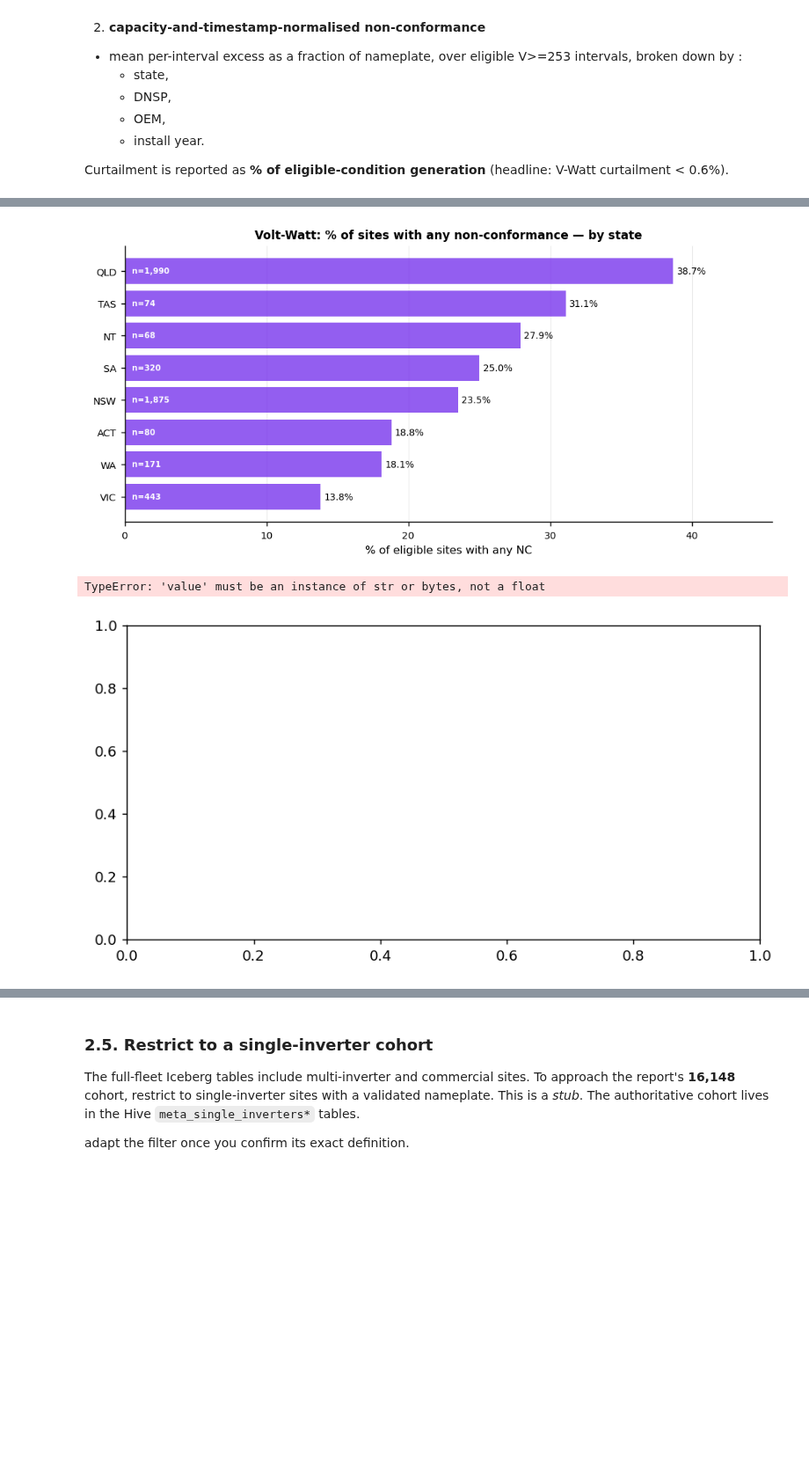
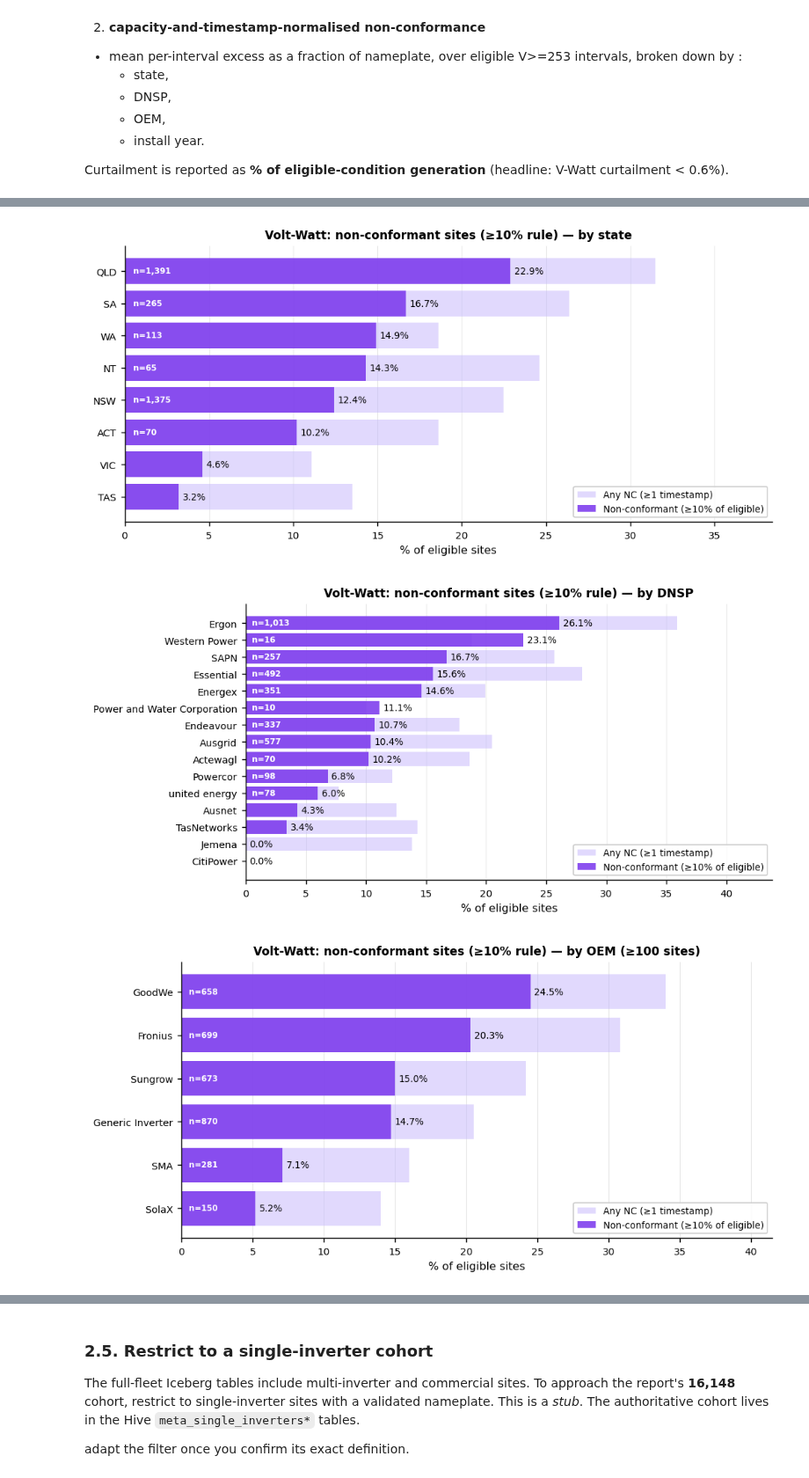
Before and after one commit to UNSW-CEEM/CICCADA, a Jupyter notebook: bms_sa_review/data_query/02_conformance_curtailment_analysis.ipynb, the cells around one changed output, grey strips where cells are left out. Shown at 88% size. Drawn from its saved outputs; the diff is of its cells as text; code cells hidden in the pictures; blank space fills up the shorter version.

```diff
--- a/bms_sa_review/data_query/02_conformance_curtailment_analysis.ipynb
+++ b/bms_sa_review/data_query/02_conformance_curtailment_analysis.ipynb
@@ -642,32 +682,57 @@ TypeError: 'value' must be an instance of str or bytes, not a float
 # %%
-# ── 2.4d  % of sites with any NC per group (Figure 12a equivalent) ───────────
+# ── 2.4d  % of non-conformant sites per group (10%-rule, Figure 12a equivalent)
 def plot_pct_any_nonconf(df, by_label, title_suffix="", figsize=(8, 4)):
-    d = df.sort_values("pct_any_nonconf", ascending=True)
-    labels = d[by_label].astype(str).tolist()
+    d = df.copy()
+    d = d.dropna(subset=[by_label])
+    d[by_label] = d[by_label].astype(str).str.replace("nan", "Unknown", regex=False)
+    d = d.sort_values("pct_nonconf_10pct", ascending=True)
+
+    labels = d[by_label].tolist()
+    vals_10pct  = d["pct_nonconf_10pct"].values.astype(float)
+    vals_any    = d["pct_any_nonconf"].values.astype(float)
 
     fig, ax = plt.subplots(figsize=figsize, dpi=130)
-    bars = ax.barh(labels, d["pct_any_nonconf"], color="#7c3aed", alpha=0.82)
+
+    # ghost bar: 'any NC' rate (lighter, behind)
+    ax.barh(range(len(labels)), vals_any,
+            color="#c4b5fd", alpha=0.50, label="Any NC (≥1 timestamp)")
+
+    # main bar: 10%-rule non-conformance rate
+    bars = ax.barh(range(len(labels)), vals_10pct,
+                   color="#7c3aed", alpha=0.88, label="Non-conformant (≥10% of eligible)")
+
     ax.bar_label(bars, fmt="%.1f%%", padding=3, fontsize=7.5)
-    ax.set_xlabel("% of eligible sites with any NC", fontsize=9)
-    ax.set_title(f"Volt-Watt: % of sites with any non-conformance{title_suffix}",
-                 fontsize=9.5, fontweight="bold")
-    ax.set_xlim(0, d["pct_any_nonconf"].max() * 1.18)
+    ax.set_yticks(range(len(labels)))
+    ax.set_yticklabels(labels, fontsize=8)
+    ax.set_xlabel("% of eligible sites", fontsize=9)
+    ax.set_title(
+        f"Volt-Watt: non-conformant sites (≥10% rule){title_suffix}",
+        fontsize=9.5, fontweight="bold",
+    )
+    xlim = vals_any.max() * 1.22 if vals_any.max() > 0 else 1
+    ax.set_xlim(0, xlim)
     ax.grid(axis="x", color="#e8e8e8", lw=0.6)
     ax.set_axisbelow(True)
-    ax.spines[["top","right"]].set_visible(False)
+    ax.spines[["top", "right"]].set_visible(False)
     ax.tick_params(labelsize=8)
-    # annotate n_sites per bar
+    ax.legend(fontsize=7.5, loc="lower right", framealpha=0.9)
+
+    # n_sites label inside each bar (only if bar is wide enough to fit)
     for i, (_, row) in enumerate(d.iterrows()):
-        ax.text(0.5, i, f"n={int(row['n_sites']):,}", va="center",
-                fontsize=6.5, color="white", fontweight="bold")
+        label_txt = f"n={int(row['n_sites']):,}"
+        if vals_10pct[i] > xlim * 0.12:   # only annotate if bar has room
+            ax.text(0.5, i, label_txt, va="center",
+                    fontsize=6.5, color="white", fontweight="bold")
+
     plt.tight_layout()
     plt.show()
+
 
 plot_pct_any_nonconf(by_state, "state",        " — by state")
 plot_pct_any_nonconf(by_dnsp,  "dnsp",         " — by DNSP")
 plot_pct_any_nonconf(by_oem,   "oem",          " — by OEM (≥100 sites)")
 plot_pct_any_nonconf(by_year,  "install_year", " — by install year")
 # %% [output]
-[figure, old version]
+[figure, new version]
-TypeError: 'value' must be an instance of str or bytes, not a float
-[figure, old version]
+[figure, new version]
+[figure, added]
```
Also changed, not shown: parts of 6 cells of this notebook.
